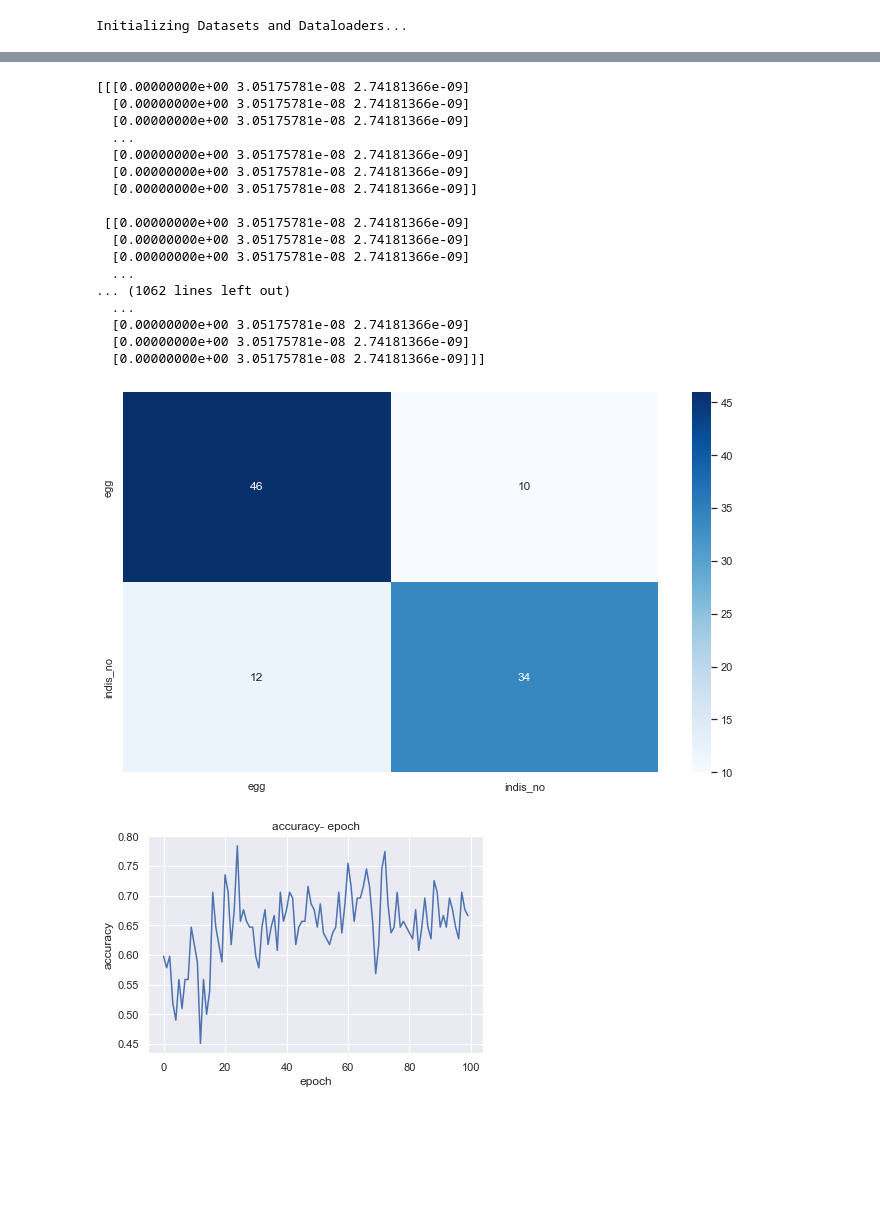
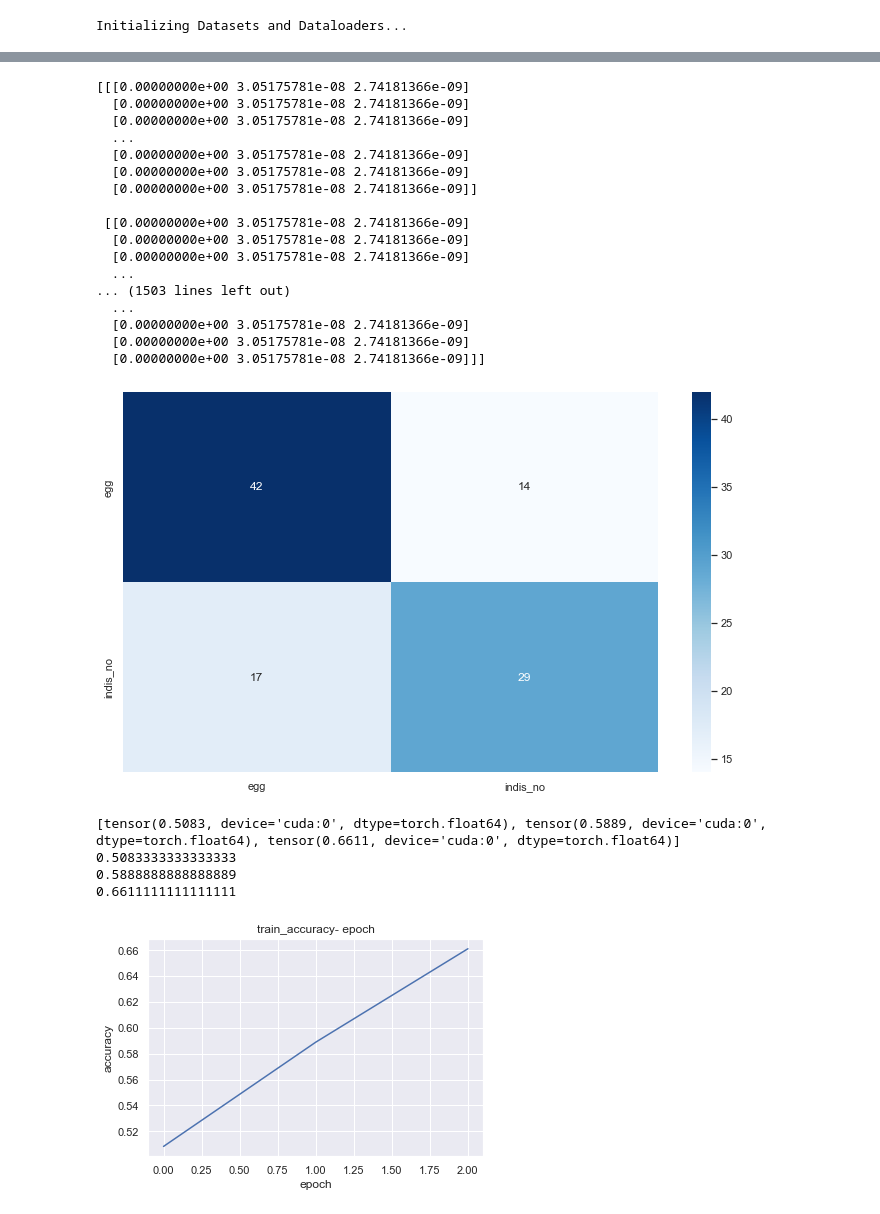
Before and after one commit to chosokabe1/sen, a Jupyter notebook: finetuning_max_square.ipynb, the cells around one changed output, grey strips where cells are left out. Drawn from its saved outputs; the diff is of its cells as text; code cells hidden in the pictures; blank space fills up the shorter version.

```diff
--- a/finetuning_max_square.ipynb
+++ b/finetuning_max_square.ipynb
@@ -31,7 +31,7 @@ num_classes = 2
 # Batch size for training (change depending on how much memory you have)
 batch_size = 16
 # Number of epochs to train for
-num_epochs = 100
+num_epochs = 3
 # Flag for feature extracting. When False, we finetune the whole model,
 #   when True we only update the reshaped layer params
 feature_extract = False
@@ -39,6 +39,7 @@ feature_extract = False
 def train_model(model, dataloaders, criterion, optimizer, num_epochs=25, is_inception=False):
     since = time.time()
 
+    train_acc_history = []
     val_acc_history = []
 
     best_model_wts = copy.deepcopy(model.state_dict())
@@ -121,6 +122,8 @@ def train_model(model, dataloaders, criterion, optimizer, num_epochs=25, is_ince
 
                 print(labels.data)
 
+            if phase == 'train':
+                train_acc_history.append(epoch_acc)
             #######
 
             # deep copy the model
@@ -138,7 +141,7 @@ def train_model(model, dataloaders, criterion, optimizer, num_epochs=25, is_ince
 
     # load best model weights
     model.load_state_dict(best_model_wts)
-    return model, val_acc_history
+    return model, train_acc_history, val_acc_history
 # %%
 def set_parameter_requires_grad(model, feature_extracting):
     if feature_extracting:
@@ -338,5 +341,5 @@ Params to learn:
 criterion = nn.CrossEntropyLoss()
 
 # Train and evaluate
-model_ft, hist = train_model(model_ft, dataloaders_dict, criterion, optimizer_ft, num_epochs=num_epochs, is_inception=(model_name=="inception"))
+model_ft, train_acc_hist_tensor, val_acc_hist_tensor = train_model(model_ft, dataloaders_dict, criterion, optimizer_ft, num_epochs=num_epochs, is_inception=(model_name=="inception"))
 # %% [output]
@@ -431,26 +434,44 @@ val_model(model_ft, dataloaders_dict, optimizer_ft)
   [0.00000000e+00 3.05175781e-08 2.74181366e-09]
   [0.00000000e+00 3.05175781e-08 2.74181366e-09]
   ...
-... (1062 lines left out)
+... (1503 lines left out)
   ...
   [0.00000000e+00 3.05175781e-08 2.74181366e-09]
   [0.00000000e+00 3.05175781e-08 2.74181366e-09]
   [0.00000000e+00 3.05175781e-08 2.74181366e-09]]]
-[figure, old version]
+[figure, new version]
+# %%
+def save_txtfile(data, outpath):
+  file = outpath
+  fileobj = open(file, "w", encoding = "utf_8")
+  for index , i in enumerate(data):
+    if index == len(data) - 1:
+      fileobj.write(f"{i}")
+    else:
+      fileobj.write(f"{i},")
+
+  fileobj.close()
 # %%
 data = []
-for i in hist:
+for i in train_acc_hist_tensor:
   # print(i.item())
-  data.append(i.item())
+  data.append(float(i.item()))
+  print(float(i.item()))
 
 plt.plot(data)
-plt.title("accuracy- epoch")
+plt.title("train_accuracy- epoch")
 plt.xlabel("epoch")
 plt.ylabel("accuracy")
 plt.grid(True)
 plt.show()
+
+save_txtfile(data,'train_acc.txt')
 # %% [output]
+[tensor(0.5083, device='cuda:0', dtype=torch.float64), tensor(0.5889, device='cuda:0', dtype=torch.float64), tensor(0.6611, device='cuda:0', dtype=torch.float64)]
+0.5083333333333333
+0.5888888888888889
+0.6611111111111111
-[figure, old version]
+[figure, new version]
 # %%
 def visualize_model(model, dataloaders, num_images=6):
     was_training = model.training
```
Also changed, not shown: parts of 2 cells of this notebook, 2 other files.
